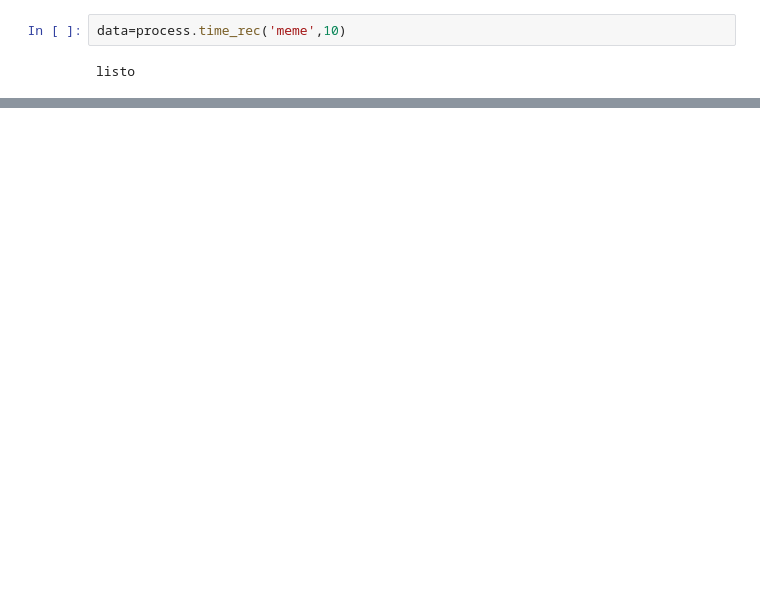
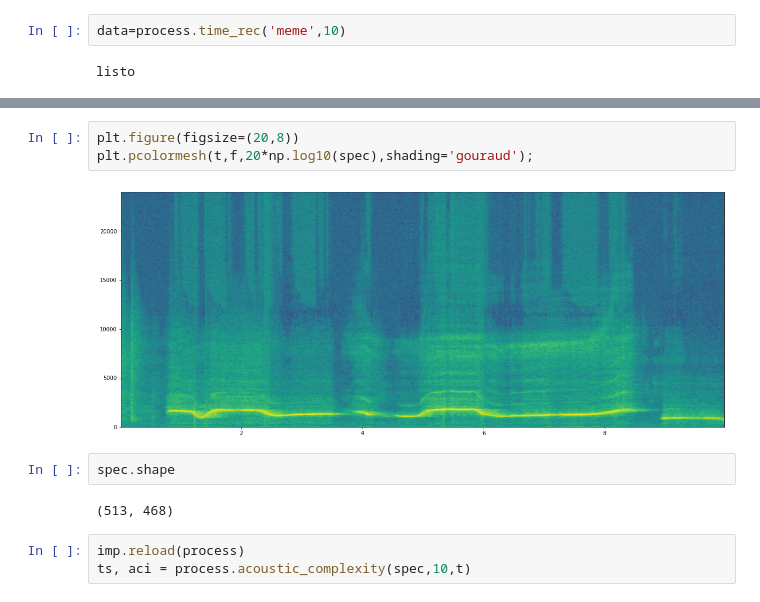
Before and after one commit to meguia/IRma, a Jupyter notebook: test1.ipynb, the cells around one changed output, grey strips where cells are left out. Saved outputs shown, nothing was run; the diff lists cells and outputs as text; blank space fills up the shorter version.

```diff
--- a/test1.ipynb
+++ b/test1.ipynb
@@ -56,0 +59,12 @@ ax.set_yscale('log')
+# %%
+plt.figure(figsize=(20,8))
+plt.pcolormesh(t,f,20*np.log10(spec),shading='gouraud');
+# %% [output]
+[figure, added]
+# %%
+spec.shape
+# %% [output]
+(513, 468)
+# %%
+imp.reload(process)
+ts, aci = process.acoustic_complexity(spec,10,t)
```
Also changed, not shown: parts of 9 cells of this notebook, 1 other file.
